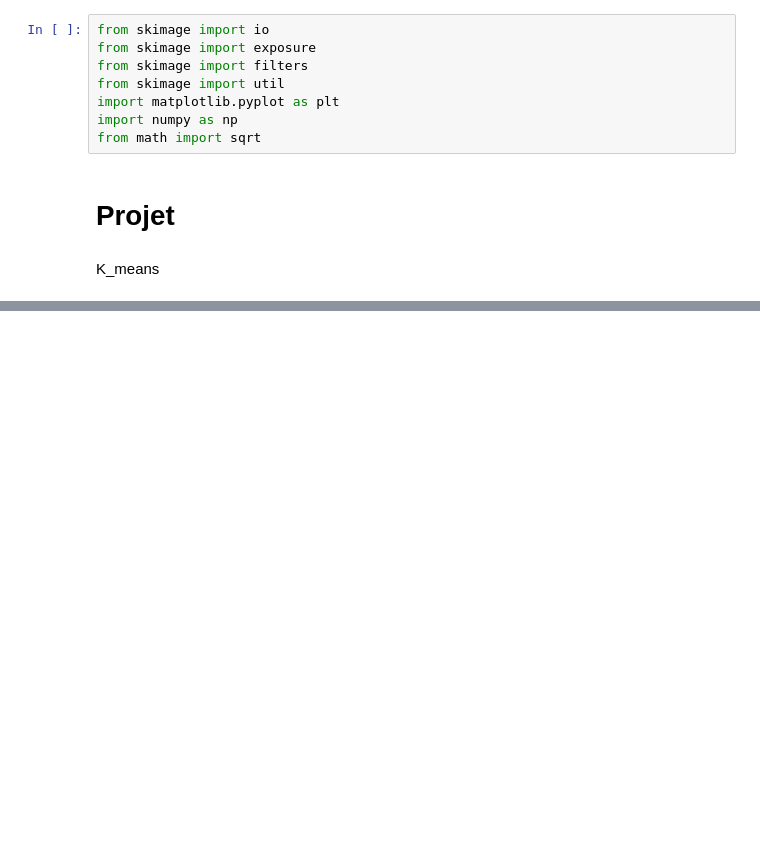
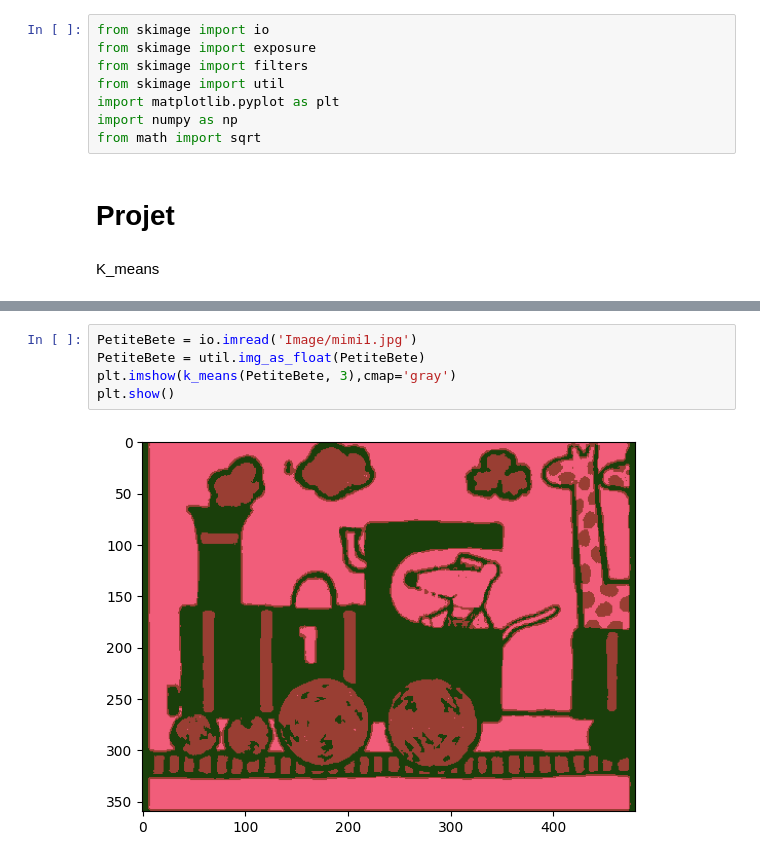
Before and after one commit to SlowBye/Math_kmean_otsu, a Jupyter notebook: K_means.ipynb, the cells around one changed output, grey strips where cells are left out. Cells and saved outputs as stored; diff of their text form; blank space fills up the shorter version.

```diff
--- a/K_means.ipynb
+++ b/K_means.ipynb
@@ -60,0 +95,7 @@ ValueError: not enough values to unpack (expected 3, got 2)
+# %%
+PetiteBete = io.imread('Image/mimi1.jpg')
+PetiteBete = util.img_as_float(PetiteBete)
+plt.imshow(k_means(PetiteBete, 3),cmap='gray')
+plt.show()
+# %% [output]
+[figure, added]
```
Also changed, not shown: parts of 8 cells of this notebook, 4 other files.
